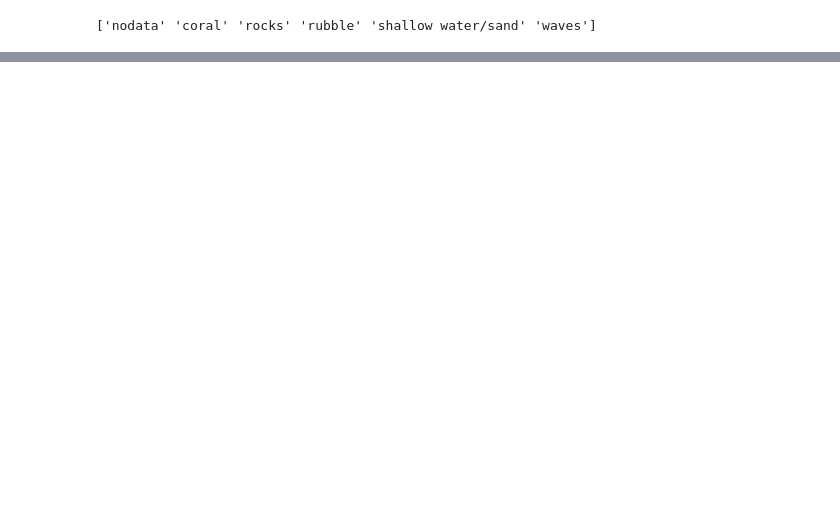
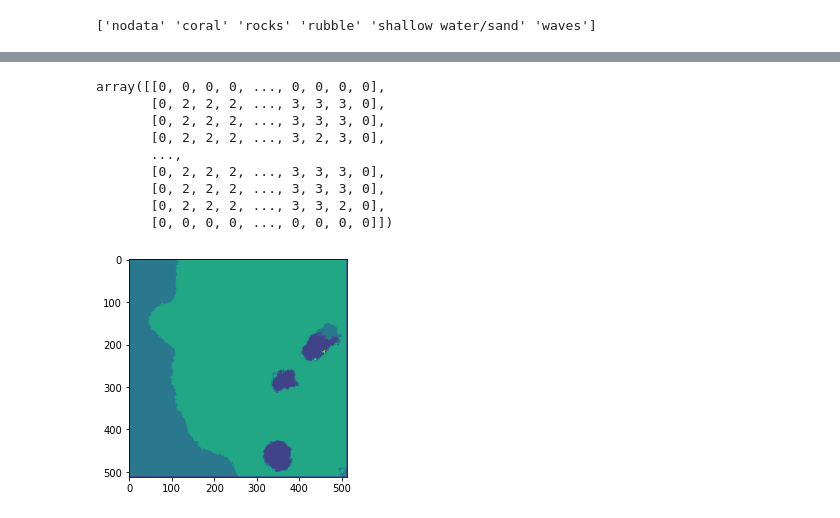
Before and after one commit to nathaliedees/thesis, a Jupyter notebook: cnn_orthophotomosaic_test.ipynb, the cells around one changed output, grey strips where cells are left out. Saved outputs shown, nothing was run; the diff lists cells and outputs as text; code cells hidden in the pictures; blank space fills up the shorter version.

```diff
--- a/cnn_orthophotomosaic_test.ipynb
+++ b/cnn_orthophotomosaic_test.ipynb
@@ -240,0 +289,2 @@ TypeError: ignored
+# %%
+learn.fit_one_cycle(5, lrs, pct_start=0.8)
@@ -240,0 +302,3 @@ TypeError: ignored
+# %%
+valids =learn.get_preds(ds_type = DatasetType.Valid)
+valids[0].shape
@@ -240,0 +308,18 @@ TypeError: ignored
+# %%
+predicted_masks = np.argmax(valids[0],axis=1)
+for i in range(len(predicted_masks)):
+  Mask = (to_np(predicted_masks[i]))
+  plt.imshow(Mask)
+
+Mask
+# %% [output]
+array([[0, 0, 0, 0, ..., 0, 0, 0, 0],
+       [0, 2, 2, 2, ..., 3, 3, 3, 0],
+       [0, 2, 2, 2, ..., 3, 3, 3, 0],
+       [0, 2, 2, 2, ..., 3, 2, 3, 0],
+       ...,
+       [0, 2, 2, 2, ..., 3, 3, 3, 0],
+       [0, 2, 2, 2, ..., 3, 3, 3, 0],
+       [0, 2, 2, 2, ..., 3, 3, 2, 0],
+       [0, 0, 0, 0, ..., 0, 0, 0, 0]])
+[figure, added]
```
Also changed, not shown: parts of 45 cells of this notebook.
